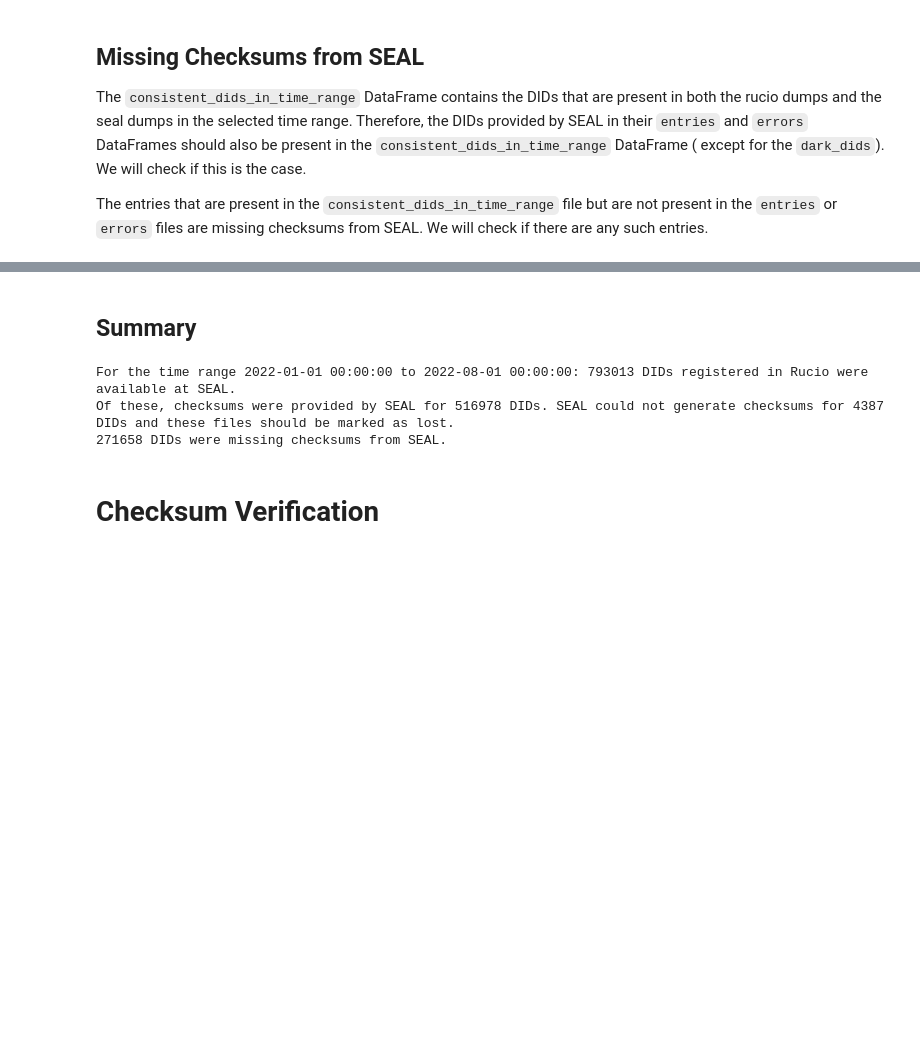
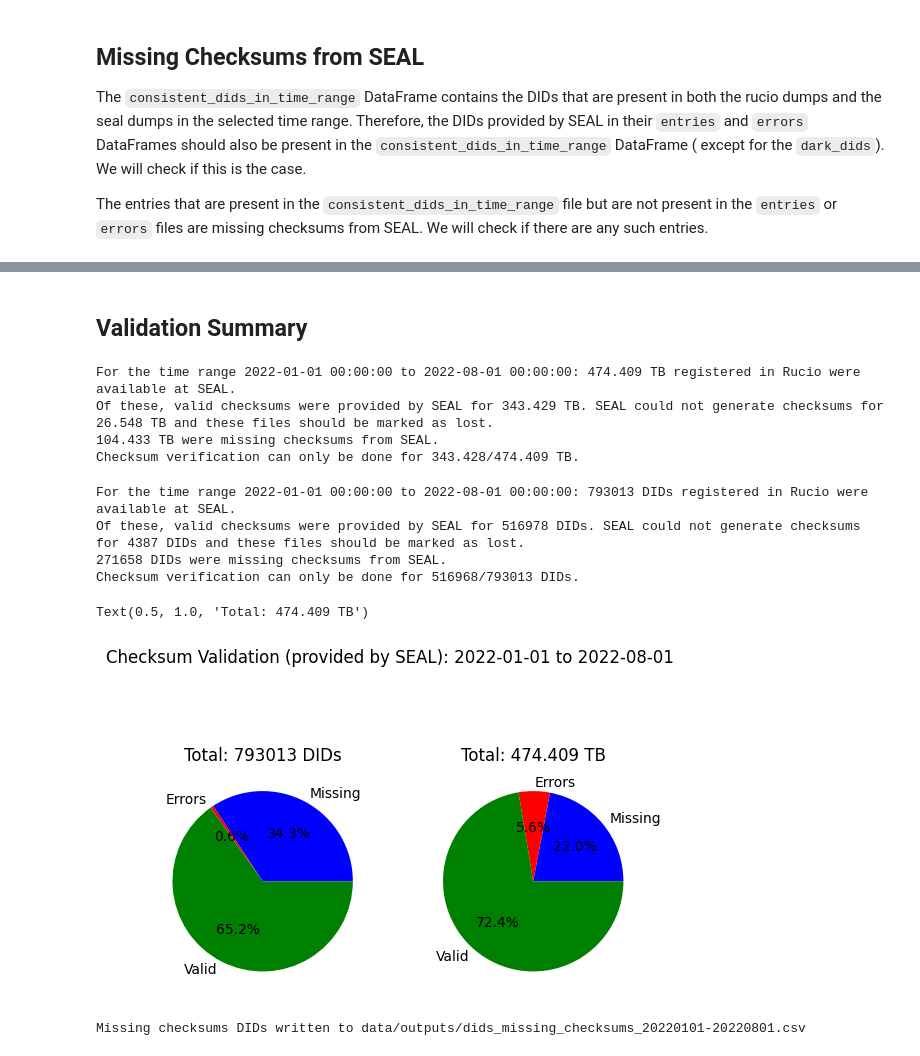
Before and after one commit to maany/rucio-ops, a Jupyter notebook: consistency_checks/checksum_verification.ipynb, the cells around one changed output, grey strips where cells are left out. Cells and saved outputs as stored; diff of their text form; code cells hidden in the pictures; blank space fills up the shorter version.

```diff
--- a/consistency_checks/checksum_verification.ipynb
+++ b/consistency_checks/checksum_verification.ipynb
@@ -97,16 +95,43 @@ For the time range 2022-01-01 00:00:00 to 2022-08-01 00:00:00:
 # %% [markdown]
-## Summary
+## Validation Summary
+# %%
+print(f"For the time range {date_start} to {date_end}: {bytesToTB(consistent_dids_in_time_range['size'].sum())} TB registered in Rucio were available at SEAL.")
+print(f"Of these, valid checksums were provided by SEAL for {bytesToTB(entries['size_bytes'].sum())} TB. SEAL could not generate checksums for {bytesToTB(errors['size_bytes'].sum())} TB and these files should be marked as lost.")
+print(f"{bytesToTB(dids_missing_checksums['size'].sum())} TB were missing checksums from SEAL.")
+print(f"Checksum verification can only be done for {bytesToTB(consistent_dids_in_time_range['size'].sum()) - bytesToTB(dids_missing_checksums['size'].sum()) - bytesToTB(errors['size_bytes'].sum())}/{bytesToTB(consistent_dids_in_time_range['size'].sum())} TB.")
+# %% [output]
+For the time range 2022-01-01 00:00:00 to 2022-08-01 00:00:00: 474.409 TB registered in Rucio were available at SEAL.
+Of these, valid checksums were provided by SEAL for 343.429 TB. SEAL could not generate checksums for 26.548 TB and these files should be marked as lost.
+104.433 TB were missing checksums from SEAL.
+Checksum verification can only be done for 343.428/474.409 TB.
 # %%
 print(f"For the time range {date_start} to {date_end}: {len(consistent_dids_in_time_range)} DIDs registered in Rucio were available at SEAL.")
-print(f"Of these, checksums were provided by SEAL for {len(entries)} DIDs. SEAL could not generate checksums for {len(errors)} DIDs and these files should be marked as lost.")
+print(f"Of these, valid checksums were provided by SEAL for {len(entries)} DIDs. SEAL could not generate checksums for {len(errors)} DIDs and these files should be marked as lost.")
 print(f"{len(dids_missing_checksums)} DIDs were missing checksums from SEAL.")
-
-missing_checksums_filename = f'data/outputs/dids_missing_checksums_{date_start_str}_{date_end_str}.csv'
-dids_missing_checksums.to_csv(missing_checksums_filename, index=False)
-print(f"Missing checksums DIDs written to {missing_checksums_filename}")
+print(f"Checksum verification can only be done for {len(consistent_dids_in_time_range) - len(dids_missing_checksums) - len(errors)}/{len(consistent_dids_in_time_range)} DIDs.")
 # %% [output]
 For the time range 2022-01-01 00:00:00 to 2022-08-01 00:00:00: 793013 DIDs registered in Rucio were available at SEAL.
-Of these, checksums were provided by SEAL for 516978 DIDs. SEAL could not generate checksums for 4387 DIDs and these files should be marked as lost.
+Of these, valid checksums were provided by SEAL for 516978 DIDs. SEAL could not generate checksums for 4387 DIDs and these files should be marked as lost.
 271658 DIDs were missing checksums from SEAL.
+Checksum verification can only be done for 516968/793013 DIDs.
-# %% [markdown]
-# Checksum Verification
+# %%
+import matplotlib.pyplot as plt
+
+fig, axs = plt.subplots(1, 2)
+
+fig.suptitle(f'Checksum Validation (provided by SEAL): {date_start.strftime("%Y-%m-%d")} to {date_end.strftime("%Y-%m-%d")}')
+
+axs[0].pie([len(dids_missing_checksums), len(errors), len(entries)], labels=['Missing', 'Errors', 'Valid'], autopct='%1.1f%%', colors=['blue', 'red', 'green'])
+axs[0].set_title(f'Total: {len(consistent_dids_in_time_range)} DIDs')
+
+axs[1].pie([bytesToTB(dids_missing_checksums['size'].sum()), bytesToTB(errors['size_bytes'].sum()), bytesToTB(entries['size_bytes'].sum())], labels=['Missing', 'Errors', 'Valid'], autopct='%1.1f%%', colors=['blue', 'red', 'green'])
+axs[1].set_title(f'Total: {bytesToTB(consistent_dids_in_time_range["size"].sum())} TB')
+# %% [output]
+Text(0.5, 1.0, 'Total: 474.409 TB')
+[figure, added]
+# %%
+missing_checksums_filename = f'data/outputs/dids_missing_checksums_{date_start_str}-{date_end_str}.csv'
+dids_missing_checksums.to_csv(missing_checksums_filename, index=False)
+print(f"Missing checksums DIDs written to {missing_checksums_filename}")
+# %% [output]
+Missing checksums DIDs written to data/outputs/dids_missing_checksums_20220101-20220801.csv
```
Also changed, not shown: parts of 17 cells of this notebook, 1 other file.
